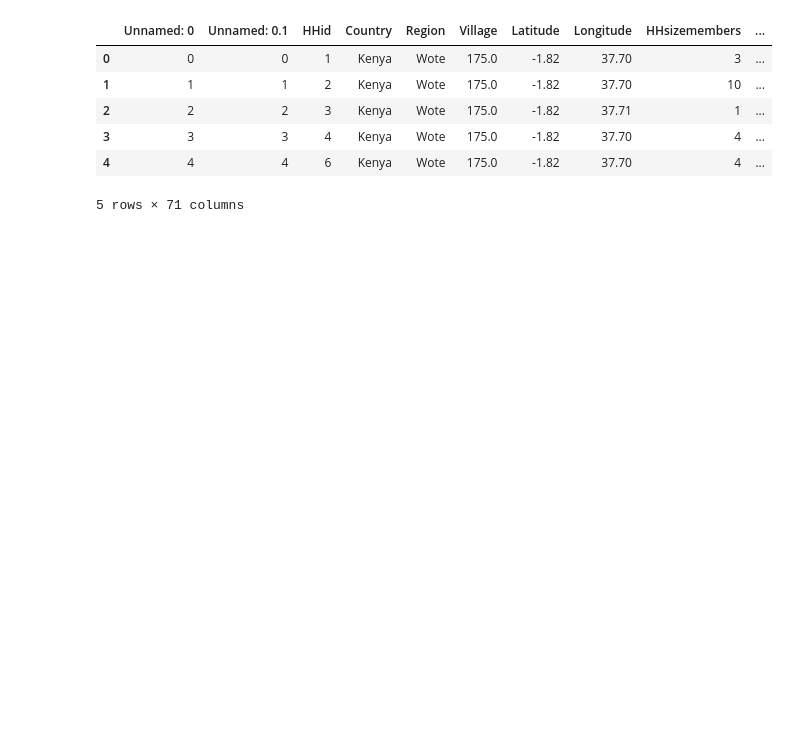
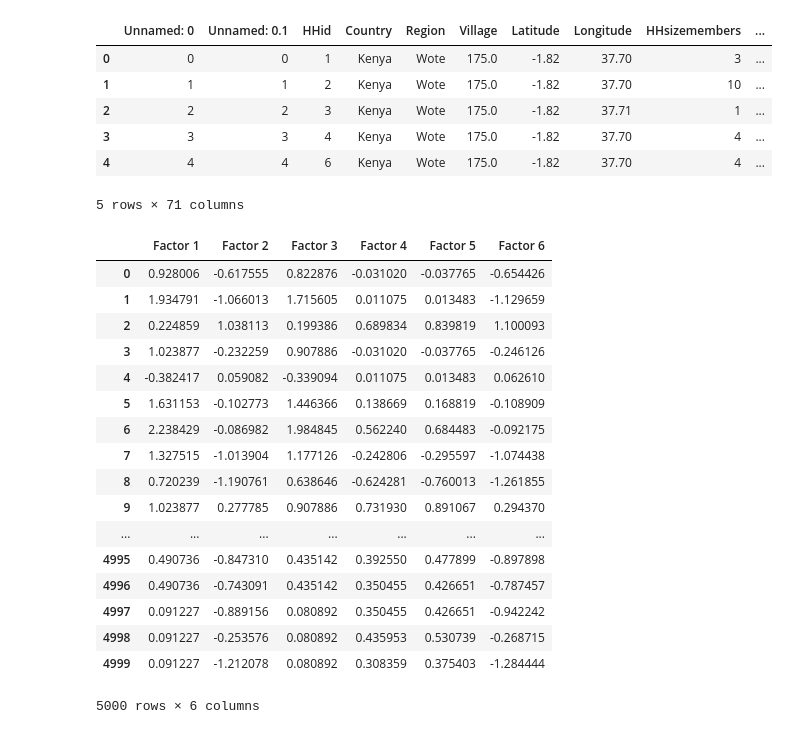
Before and after one commit to Clare3/Farming-competition-revisited-2, a Jupyter notebook: 3PCAonImputedValues.ipynb, the cells around one changed output. Cells and saved outputs as stored; diff of their text form; code cells hidden in the pictures; blank space fills up the shorter version.

```diff
--- a/3PCAonImputedValues.ipynb
+++ b/3PCAonImputedValues.ipynb
@@ -369,3 +357,27 @@ inds_with_scores.head()
 inds_with_scores.drop(['Unnamed: 0', 'Unnamed: 0.1','imputed FI','imputed FI pure'],axis=1,inplace=True)
 # %%
 inds_with_scores.to_csv("3PCAonImputedValues_output")
+# %%
+# just a quick check
+# factor analysis states that x = LF
+# so...
+factor_scores(inds_with_scores[['Food Security Factor','Diet Quality Factor','Money Factor']], loadings.transpose())
+# %% [output]
+|  | Factor 1 | Factor 2 | Factor 3 | Factor 4 | Factor 5 | Factor 6 |
+| 0 | 0.928006 | -0.617555 | 0.822876 | -0.031020 | -0.037765 | -0.654426 |
+| 1 | 1.934791 | -1.066013 | 1.715605 | 0.011075 | 0.013483 | -1.129659 |
+| 2 | 0.224859 | 1.038113 | 0.199386 | 0.689834 | 0.839819 | 1.100093 |
+| 3 | 1.023877 | -0.232259 | 0.907886 | -0.031020 | -0.037765 | -0.246126 |
+| 4 | -0.382417 | 0.059082 | -0.339094 | 0.011075 | 0.013483 | 0.062610 |
+| 5 | 1.631153 | -0.102773 | 1.446366 | 0.138669 | 0.168819 | -0.108909 |
+| 6 | 2.238429 | -0.086982 | 1.984845 | 0.562240 | 0.684483 | -0.092175 |
+| 7 | 1.327515 | -1.013904 | 1.177126 | -0.242806 | -0.295597 | -1.074438 |
+| 8 | 0.720239 | -1.190761 | 0.638646 | -0.624281 | -0.760013 | -1.261855 |
+| 9 | 1.023877 | 0.277785 | 0.907886 | 0.731930 | 0.891067 | 0.294370 |
+| ... | ... | ... | ... | ... | ... | ... |
+| 4995 | 0.490736 | -0.847310 | 0.435142 | 0.392550 | 0.477899 | -0.897898 |
+| 4996 | 0.490736 | -0.743091 | 0.435142 | 0.350455 | 0.426651 | -0.787457 |
+| 4997 | 0.091227 | -0.889156 | 0.080892 | 0.350455 | 0.426651 | -0.942242 |
+| 4998 | 0.091227 | -0.253576 | 0.080892 | 0.435953 | 0.530739 | -0.268715 |
+| 4999 | 0.091227 | -1.212078 | 0.080892 | 0.308359 | 0.375403 | -1.284444 |
+5000 rows × 6 columns
```
Also changed, not shown: parts of 5 cells of this notebook.
